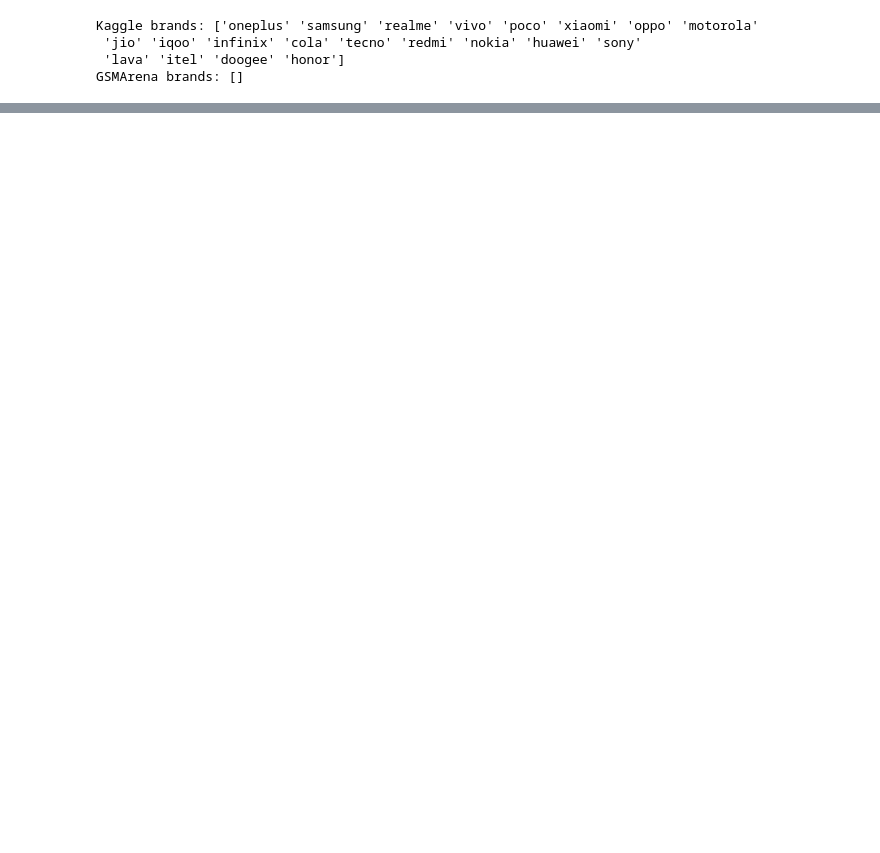
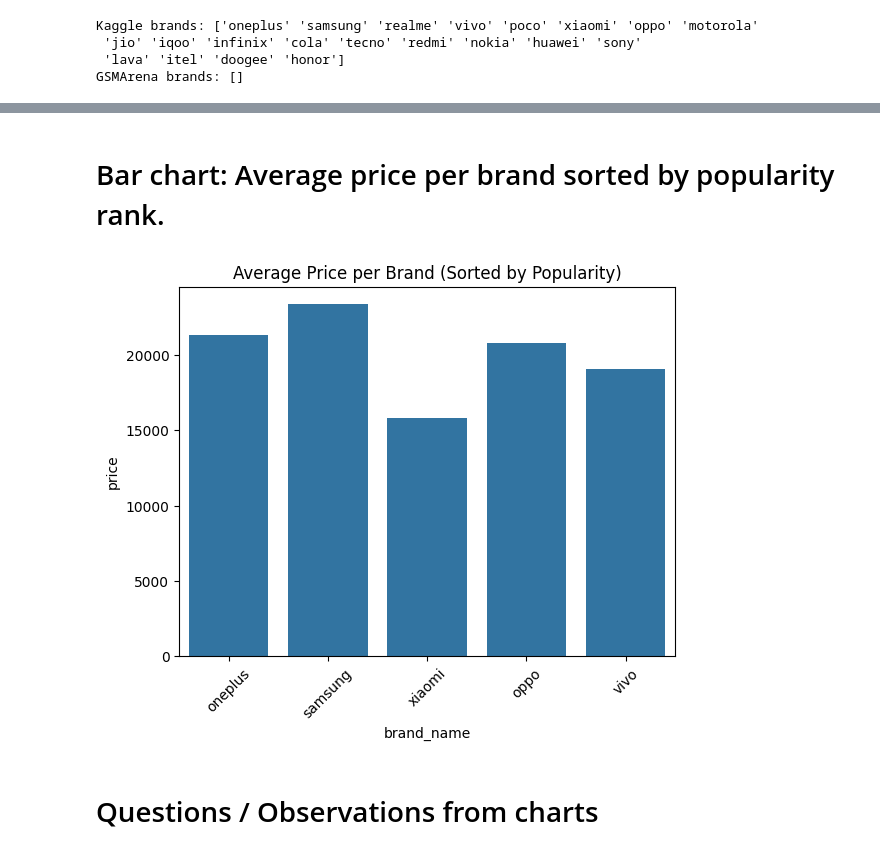
Before and after one commit to crystalclcm/Smartphone-Project, a Jupyter notebook: Copy_of_Untitled12.ipynb, the cells around one changed output, grey strips where cells are left out. Cells and saved outputs as stored; diff of their text form; code cells hidden in the pictures; blank space fills up the shorter version.

```diff
--- a/Copy_of_Untitled12.ipynb
+++ b/Copy_of_Untitled12.ipynb
@@ -322,0 +349,11 @@ rating                 -0.229929  0.563214  1.000000
+# %% [markdown]
+# Bar chart: Average price per brand sorted by popularity rank.
+# %%
+sns.barplot(data=merged_df.sort_values('popularity_rank'), x='brand_name', y='price')
+plt.title('Average Price per Brand (Sorted by Popularity)')
+plt.xticks(rotation=45)
+plt.show()
+# %% [output]
+[figure, added]
+# %% [markdown]
+# Questions / Observations from charts
```
Also changed, not shown: parts of 56 cells of this notebook.
